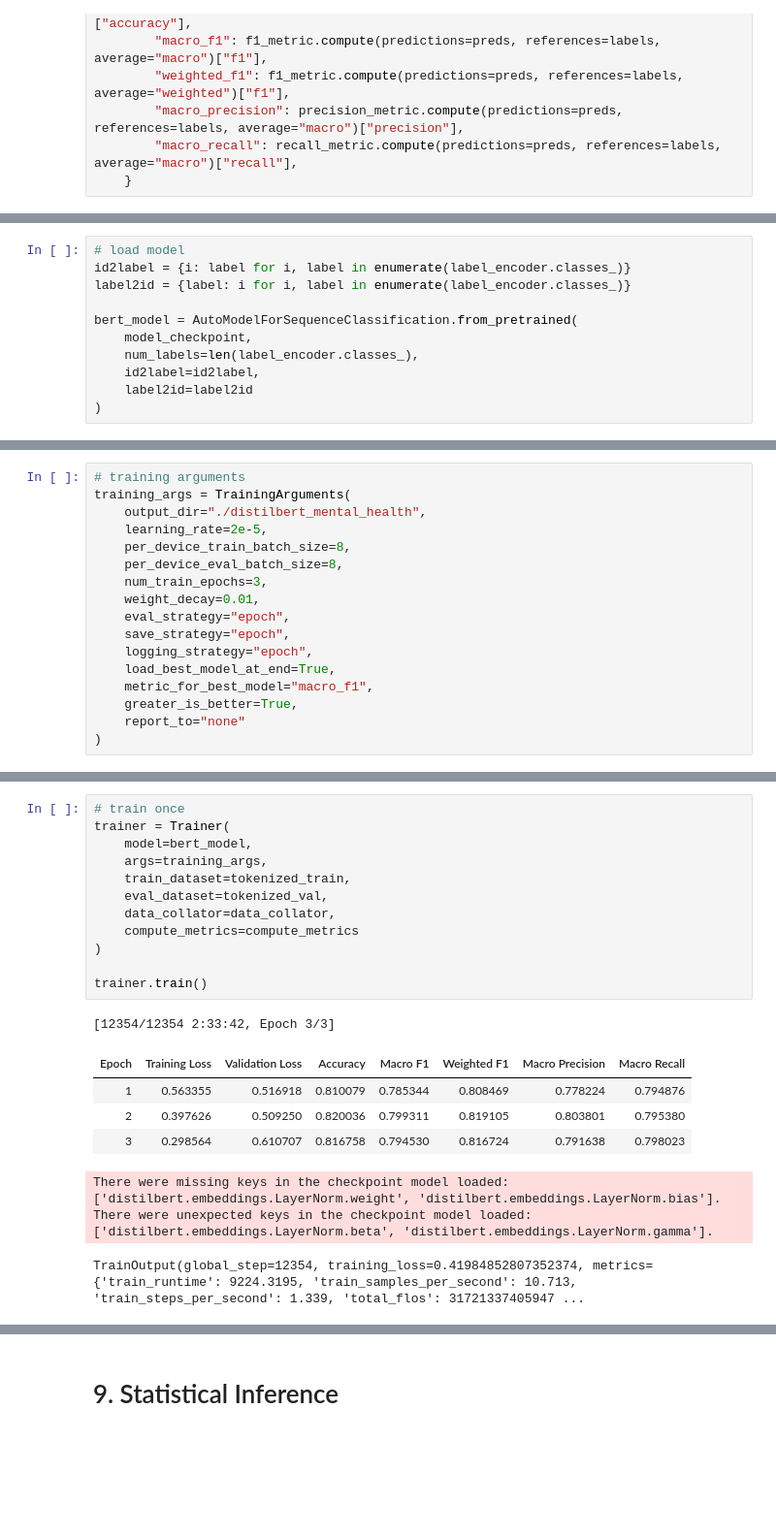
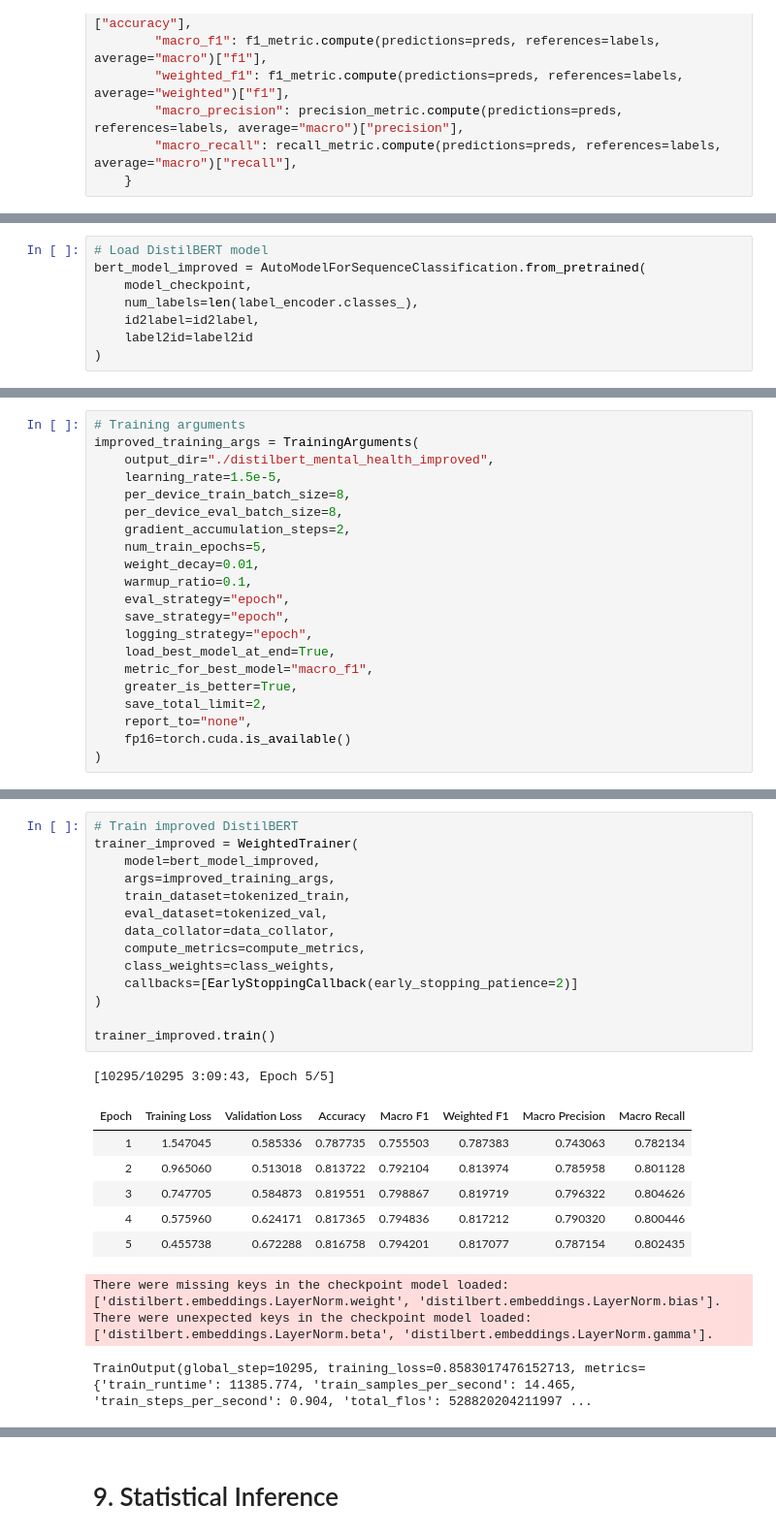
Before and after one commit to sy0203/ML_cf_mentalhealth, a Jupyter notebook: Code/modeling.ipynb, the cells around one changed output, grey strips where cells are left out. Shown at 97% size. Cells and saved outputs as stored; diff of their text form; blank space fills up the shorter version.

```diff
--- a/Code/modeling.ipynb
+++ b/Code/modeling.ipynb
@@ -1530,9 +1543,6 @@ def compute_metrics(eval_pred):
 # %%
-# load model
-id2label = {i: label for i, label in enumerate(label_encoder.classes_)}
-label2id = {label: i for i, label in enumerate(label_encoder.classes_)}
-
-bert_model = AutoModelForSequenceClassification.from_pretrained(
+# Load DistilBERT model
+bert_model_improved = AutoModelForSequenceClassification.from_pretrained(
     model_checkpoint,
     num_labels=len(label_encoder.classes_),
     id2label=id2label,
@@ -1556,19 +1566,23 @@ Notes:
 - UNEXPECTED    :can be ignored when loading from different task/architecture; not ok if you expect identical arch.
 - MISSING       :those params were newly initialized because missing from the checkpoint. Consider training on your downstream task.
 # %%
-# training arguments
-training_args = TrainingArguments(
-    output_dir="./distilbert_mental_health",
-    learning_rate=2e-5,
+# Training arguments
+improved_training_args = TrainingArguments(
+    output_dir="./distilbert_mental_health_improved",
+    learning_rate=1.5e-5,
     per_device_train_batch_size=8,
     per_device_eval_batch_size=8,
-    num_train_epochs=3,
+    gradient_accumulation_steps=2,
+    num_train_epochs=5,
     weight_decay=0.01,
+    warmup_ratio=0.1,
     eval_strategy="epoch",
     save_strategy="epoch",
     logging_strategy="epoch",
     load_best_model_at_end=True,
     metric_for_best_model="macro_f1",
     greater_is_better=True,
-    report_to="none"
+    save_total_limit=2,
+    report_to="none",
+    fp16=torch.cuda.is_available()
 )
@@ -1575,23 +1591,27 @@ training_args = TrainingArguments(
 # %%
-# train once
-trainer = Trainer(
-    model=bert_model,
-    args=training_args,
+# Train improved DistilBERT
+trainer_improved = WeightedTrainer(
+    model=bert_model_improved,
+    args=improved_training_args,
     train_dataset=tokenized_train,
     eval_dataset=tokenized_val,
     data_collator=data_collator,
-    compute_metrics=compute_metrics
+    compute_metrics=compute_metrics,
+    class_weights=class_weights,
+    callbacks=[EarlyStoppingCallback(early_stopping_patience=2)]
 )
 
-trainer.train()
+trainer_improved.train()
 # %% [output]
-[12354/12354 2:33:42, Epoch 3/3]
+[10295/10295 3:09:43, Epoch 5/5]
 | Epoch | Training Loss | Validation Loss | Accuracy | Macro F1 | Weighted F1 | Macro Precision | Macro Recall |
-| 1 | 0.563355 | 0.516918 | 0.810079 | 0.785344 | 0.808469 | 0.778224 | 0.794876 |
-| 2 | 0.397626 | 0.509250 | 0.820036 | 0.799311 | 0.819105 | 0.803801 | 0.795380 |
-| 3 | 0.298564 | 0.610707 | 0.816758 | 0.794530 | 0.816724 | 0.791638 | 0.798023 |
+| 1 | 1.547045 | 0.585336 | 0.787735 | 0.755503 | 0.787383 | 0.743063 | 0.782134 |
+| 2 | 0.965060 | 0.513018 | 0.813722 | 0.792104 | 0.813974 | 0.785958 | 0.801128 |
+| 3 | 0.747705 | 0.584873 | 0.819551 | 0.798867 | 0.819719 | 0.796322 | 0.804626 |
+| 4 | 0.575960 | 0.624171 | 0.817365 | 0.794836 | 0.817212 | 0.790320 | 0.800446 |
+| 5 | 0.455738 | 0.672288 | 0.816758 | 0.794201 | 0.817077 | 0.787154 | 0.802435 |
 There were missing keys in the checkpoint model loaded: ['distilbert.embeddings.LayerNorm.weight', 'distilbert.embeddings.LayerNorm.bias'].
 There were unexpected keys in the checkpoint model loaded: ['distilbert.embeddings.LayerNorm.beta', 'distilbert.embeddings.LayerNorm.gamma'].
-TrainOutput(global_step=12354, training_loss=0.41984852807352374, metrics={'train_runtime': 9224.3195, 'train_samples_per_second': 10.713, 'train_steps_per_second': 1.339, 'total_flos': 31721337405947 ...
+TrainOutput(global_step=10295, training_loss=0.8583017476152713, metrics={'train_runtime': 11385.774, 'train_samples_per_second': 14.465, 'train_steps_per_second': 0.904, 'total_flos': 528820204211997 ...
 # %%
 # Validation evaluation
```
Also changed, not shown: parts of 130 cells of this notebook, 13 other files.
